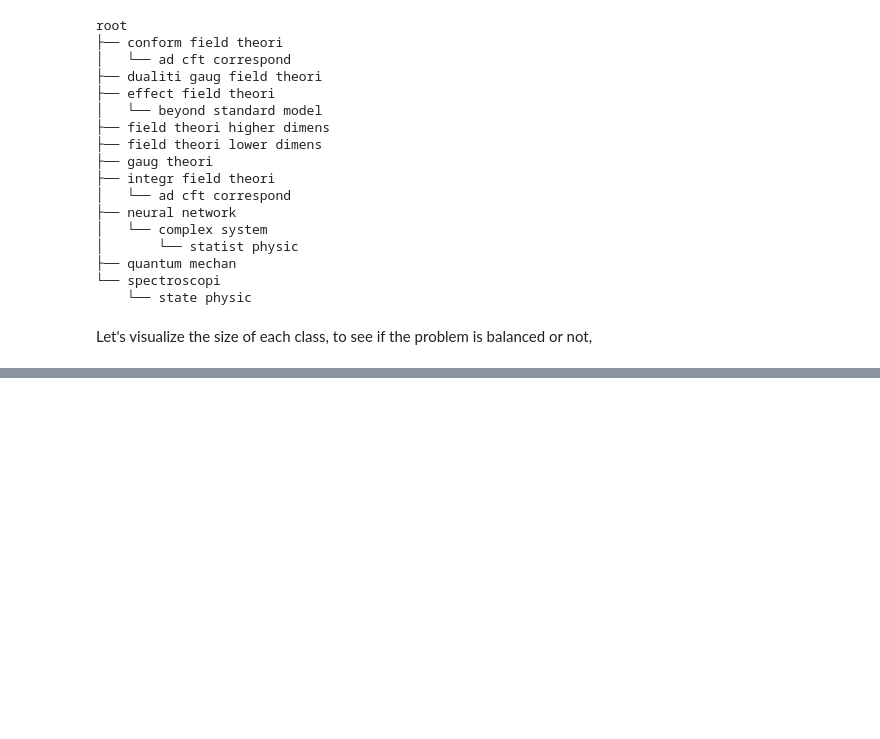
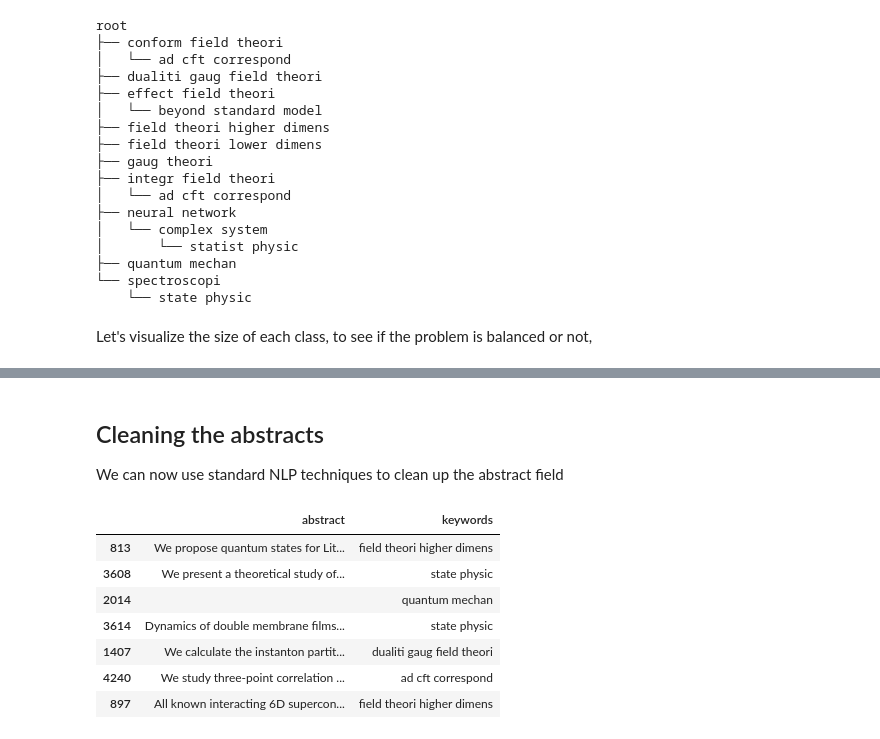
Before and after one commit to carlosparaciari/abstract-classification-supervised, a Jupyter notebook: paper_classification.ipynb, the cells around one changed output, grey strips where cells are left out. Drawn from its saved outputs; the diff is of its cells as text; code cells hidden in the pictures; blank space fills up the shorter version.

```diff
--- a/paper_classification.ipynb
+++ b/paper_classification.ipynb
@@ -177,0 +212,16 @@ We use 9 tags, for a grand total of 4696 items.
+# %% [markdown]
+## Cleaning the abstracts
+
+We can now use standard NLP techniques to clean up the abstract field
+# %%
+df_tags = pd.read_pickle('./dataset_ft_classified.pkl')
+df_tags.sample(n=7)
+# %% [output]
+|  | abstract | keywords |
+| 813 | We propose quantum states for Lit... | field theori higher dimens |
+| 3608 | We present a theoretical study of... | state physic |
+| 2014 |  | quantum mechan |
+| 3614 | Dynamics of double membrane films... | state physic |
+| 1407 | We calculate the instanton partit... | dualiti gaug field theori |
+| 4240 | We study three-point correlation ... | ad cft correspond |
+| 897 | All known interacting 6D supercon... | field theori higher dimens |
```
Also changed, not shown: parts of 6 cells of this notebook.
